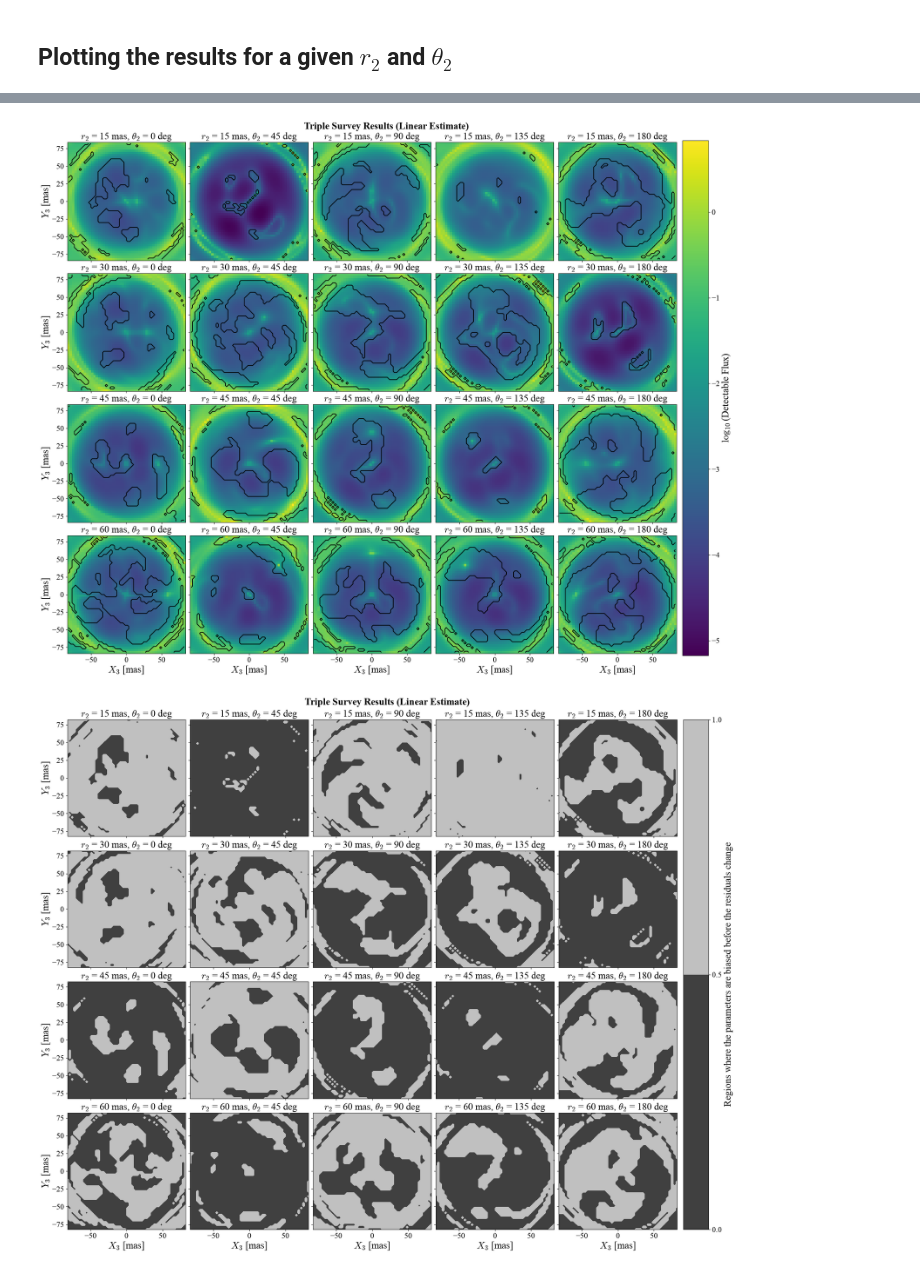
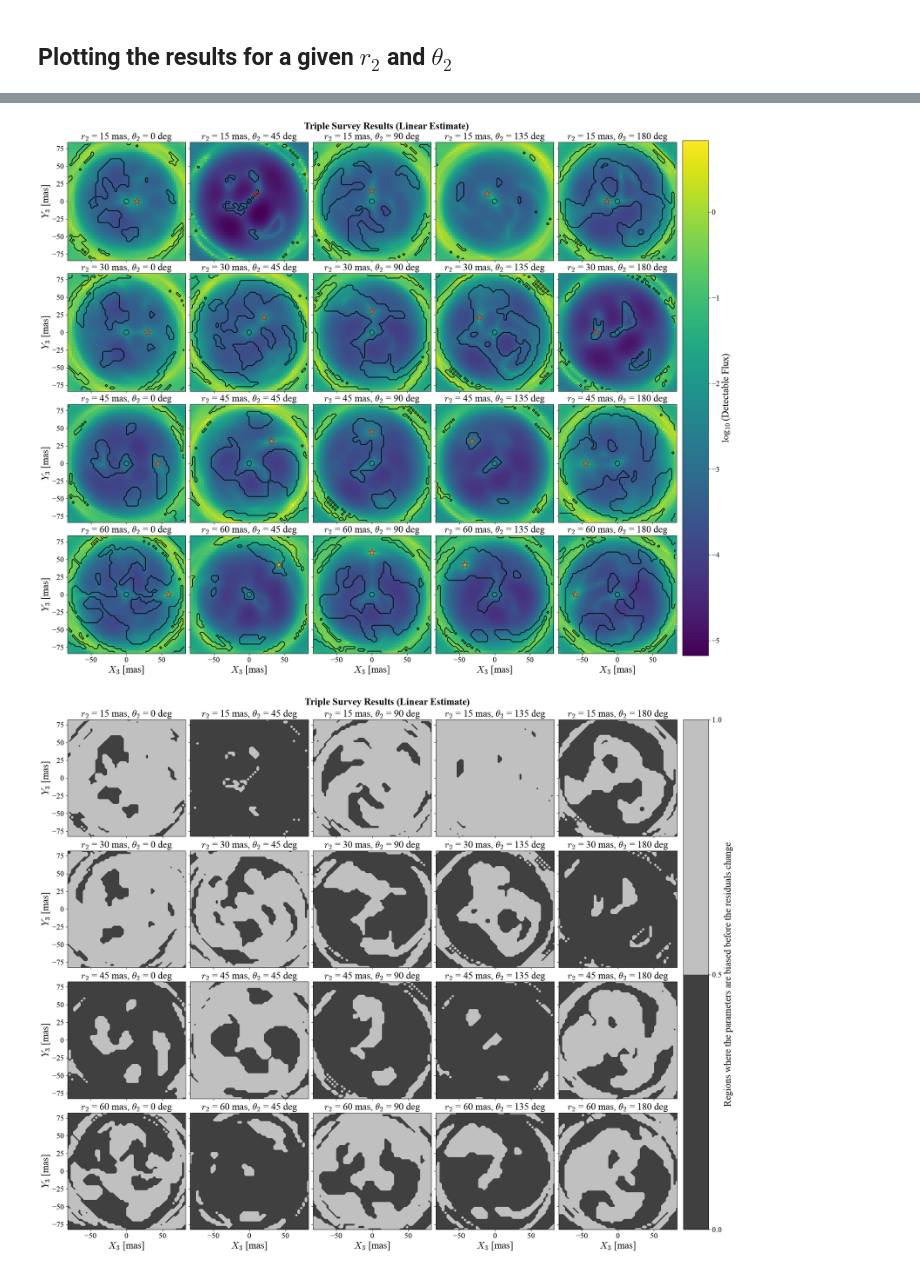
Before and after one commit to saividyud/Second-Year-Project, a Jupyter notebook: triple_survey.ipynb, the cells around one changed output, grey strips where cells are left out. Cells and saved outputs as stored; diff of their text form; code cells hidden in the pictures.

```diff
--- a/triple_survey.ipynb
+++ b/triple_survey.ipynb
@@ -73,6 +73,13 @@ for i, r2 in enumerate(r2s):
 
         img = ax.imshow(F3_crit_log10[i, j], cmap='viridis', origin='lower', extent=[x3s.min(), x3s.max(), y3s.min(), y3s.max()], vmin=F3_crit_log10_min, vmax=F3_crit_log10_max)
 
+        x2 = r2 * np.cos(theta2 * np.pi / 180)
+        y2 = r2 * np.sin(theta2 * np.pi / 180)
+
+        ax.scatter(0, 0, color='black', s=100, marker='o', facecolors='none')
+        ax.scatter(x2, y2, color='red', s=200, marker='*', facecolors='none')
+
+
         if j == 0:
             ax.set_ylabel('$Y_3$ [mas]')
         if i == 3:
@@ -87,34 +94,40 @@ plt.show()
 fig = plt.figure(figsize=(20, 16))
 fig.set_constrained_layout(True)
 axes = fig.subplots(4, 5, sharex=True, sharey=True)
 
 fig.suptitle('Triple Survey Results (Linear Estimate)')
 
 F3_detect_log10 = np.log10(F3_detect)
 F3_detect_log10_min = F3_detect_log10.min()
 F3_detect_log10_max = F3_detect_log10.max()
 
 biased_region = F3_detect > F3_crit
 
 for i, r2 in enumerate(r2s):
     for j, theta2 in enumerate(theta2s):
         ax = axes[i, j]
 
         ax.set_title(f'$r_2$ = {r2} mas, $\\theta_2$ = {theta2} deg')
 
         img = ax.imshow(F3_detect_log10[i, j], cmap='viridis', origin='lower', extent=[x3s.min(), x3s.max(), y3s.min(), y3s.max()], vmin=F3_detect_log10_min, vmax=F3_detect_log10_max)
         ax.contour(biased_region[i, j], colors='black', origin='lower', extent=[x3s.min(), x3s.max(), y3s.min(), y3s.max()], levels=[0.5])
 
+        x2 = r2 * np.cos(theta2 * np.pi / 180)
+        y2 = r2 * np.sin(theta2 * np.pi / 180)
+
+        ax.scatter(0, 0, color='black', s=100, marker='o', facecolors='none', zorder=10)
+        ax.scatter(x2, y2, color='red', s=200, marker='*', facecolors='none', zorder=10)
+
         if j == 0:
             ax.set_ylabel('$Y_3$ [mas]')
         if i == 3:
             ax.set_xlabel('$X_3$ [mas]')
 
 fig.colorbar(img, ax=axes, location='right', label=r'$\log_{10}$(Detectable Flux)', pad=0.01)
 
 plt.show()
 # %% [output]
-[figure, old version]
+[figure, new version]
 # %%
 fig = plt.figure(figsize=(20, 16))
 fig.set_constrained_layout(True)
```
Also changed, not shown: parts of 7 cells of this notebook.
